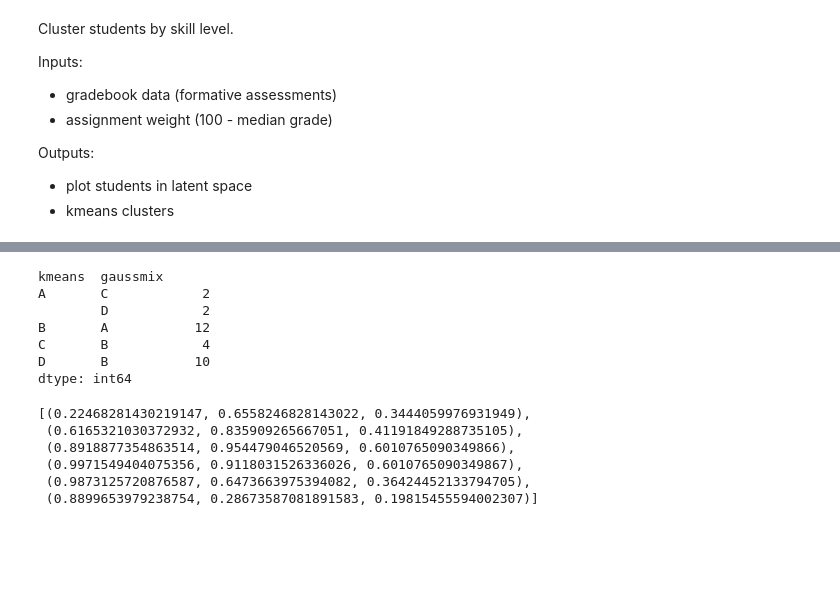
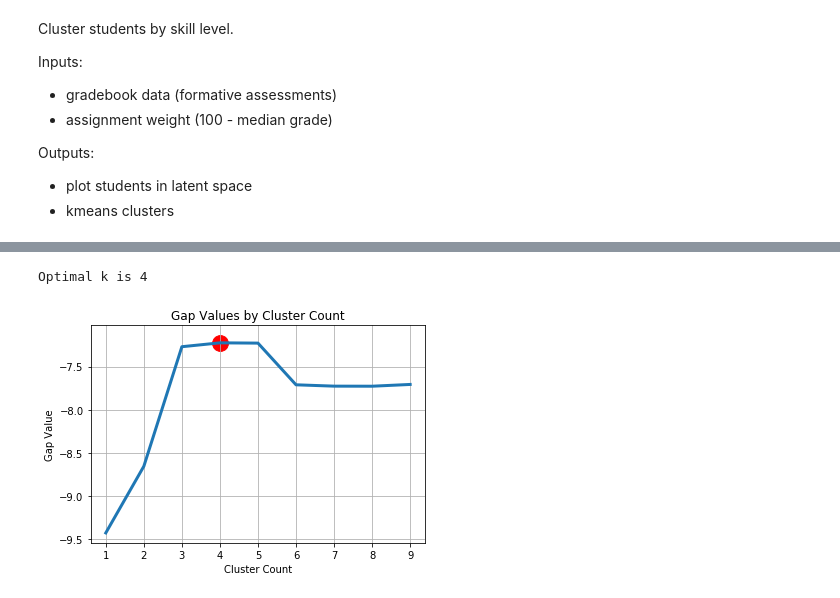
Before and after one commit to lukas-a-olson/differentiation, a Jupyter notebook: Differentiation Prototype.ipynb, the cells around one changed output, grey strips where cells are left out. Drawn from its saved outputs; the diff is of its cells as text; code cells hidden in the pictures; blank space fills up the shorter version.

Commit message:
django app started, cluster selection, intervention recommendation

```diff
--- a/Differentiation Prototype.ipynb
+++ b/Differentiation Prototype.ipynb
@@ -70,35 +115,45 @@ plt.show()
 # %%
-# 2. Cluster
-n_clusters=4
+# optimize clusters or take a set number of groups
+def cluster(data=gb[['Quiz 1', 'Quiz 2', 'Quiz 3']], n_groups=None):
+    start = 1 if n_groups==None else n_groups-1
+    n_iterations = 20 if n_groups==None else n_groups
 
-# K-Means
-kmeans = KMeans(n_clusters).fit(gb[['Quiz 1', 'Quiz 2', 'Quiz 3']])
-gb['kmeans'] = [string.ascii_uppercase[i] for i in kmeans.labels_]
+    for i in range(start, n_iterations):
+        n_groups = i+1
 
-# Gaussian Mixture Model
-gm = GaussianMixture(n_clusters, n_init=100).fit(gb[['Quiz 1', 'Quiz 2', 'Quiz 3']])
-gb['gaussmix'] = gm.predict(gb[['Quiz 1', 'Quiz 2', 'Quiz 3']])
-gb['gaussmix'] = gb['gaussmix'].map(lambda i: string.ascii_uppercase[i])
+        # K-Means
+        kmeans = KMeans(n_groups).fit(data)
+        gb['kmeans'] = [string.ascii_uppercase[i] for i in kmeans.labels_]
 
-# comparison of mappings
-display(gb.groupby(['kmeans', 'gaussmix']).size())
+        # Gaussian Mixture Model
+        gm = GaussianMixture(n_groups, n_init=100).fit(data)
+        data['gaussmix'] = gm.predict(data)
+        data['gaussmix'] = data['gaussmix'].map(lambda i: string.ascii_uppercase[i])
+
+        # comparison of mappings
+        #display(gb.groupby(['kmeans', 'gaussmix']).size())
-# %% [output]
-kmeans  gaussmix
-A       C            2
-        D            2
-B       A           12
-C       B            4
-D       B           10
-dtype: int64
-# %%
-sns.color_palette('RdYlGn_r')
-# %% [output]
-[(0.22468281430219147, 0.6558246828143022, 0.3444059976931949),
- (0.6165321030372932, 0.835909265667051, 0.41191849288735105),
- (0.8918877354863514, 0.954479046520569, 0.6010765090349866),
- (0.9971549404075356, 0.9118031526336026, 0.6010765090349867),
- (0.9873125720876587, 0.6473663975394082, 0.36424452133794705),
- (0.8899653979238754, 0.28673587081891583, 0.19815455594002307)]
+# %%
+# 2. Cluster
+
+data = gb[['Quiz 1', 'Quiz 2', 'Quiz 3']]
+
+n_clusters, gapdf = optimalK(data, nrefs=10, maxClusters=gb.shape[0])
+
+print('Optimal k is', n_clusters)
+plt.plot(gapdf.clusterCount, gapdf.gap, linewidth=3)
+plt.scatter(gapdf[gapdf.clusterCount == n_clusters].clusterCount,
+            gapdf[gapdf.clusterCount == n_clusters].gap, s=250, c='r')
+plt.grid(True)
+plt.xlabel('Cluster Count')
+plt.ylabel('Gap Value')
+plt.title('Gap Values by Cluster Count')
+plt.show()
+
+kmeans = KMeans(n_clusters).fit(data)
+gb['kmeans'] = [string.ascii_uppercase[i] for i in kmeans.labels_]
+# %% [output]
+Optimal k is 4
+[figure, added]
 # %%
 # 3. Visualize Clusters
 
```
Also changed, not shown: parts of 4 cells of this notebook, 22 other files.
